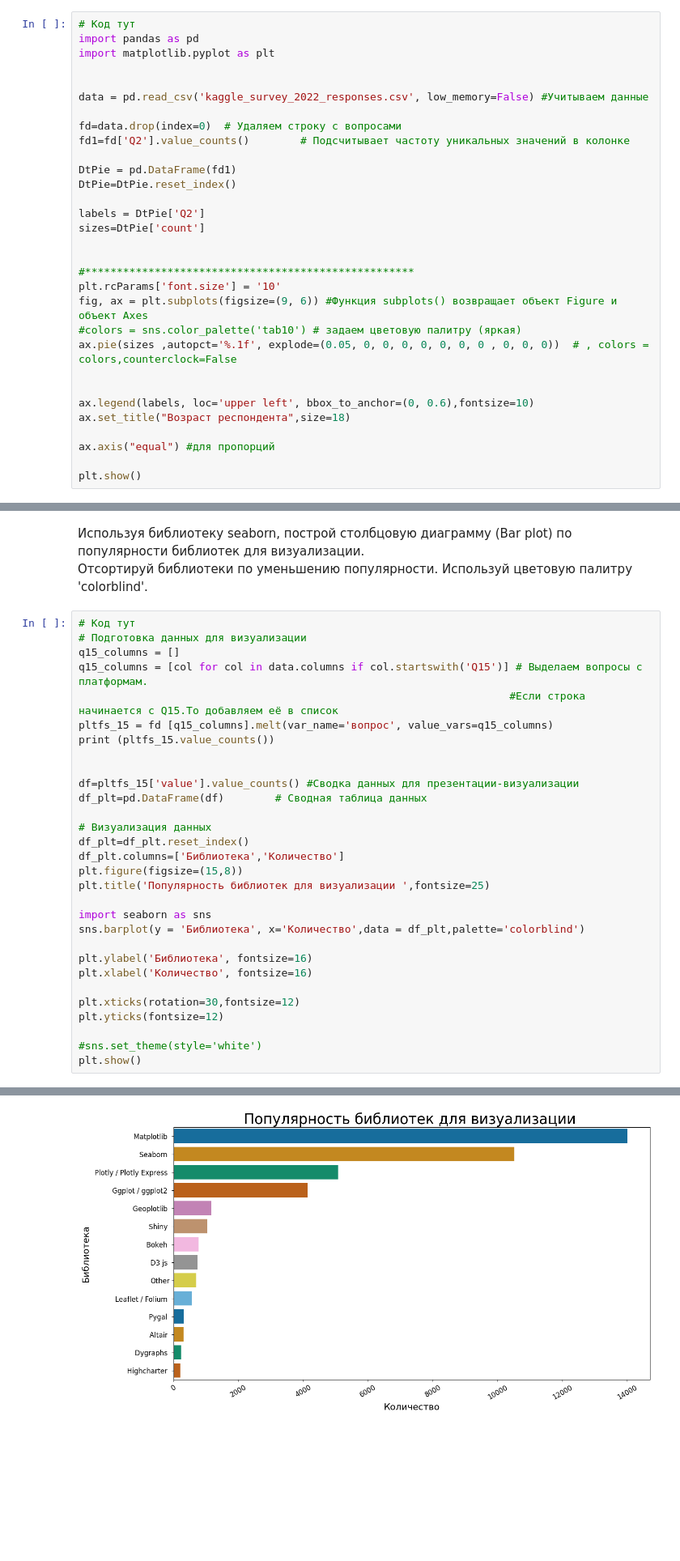
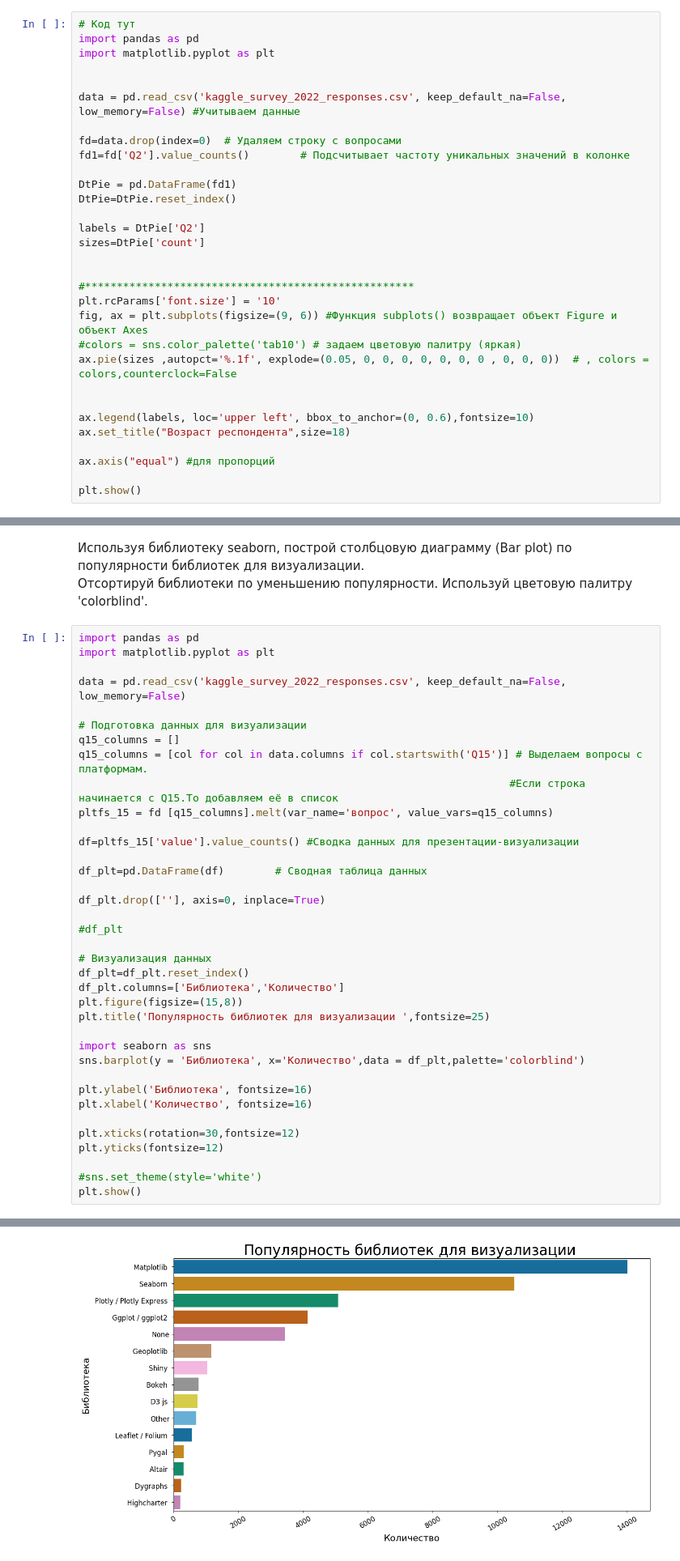
Before and after one commit to spelemis/DS03-1-1, a Jupyter notebook: src/03-visualization-assignment.ipynb, the cells around one changed output, grey strips where cells are left out. Shown: that part at 81% size. Cells and saved outputs as stored; diff of their text form; blank space fills up the shorter version.

```diff
--- a/src/03-visualization-assignment.ipynb
+++ b/src/03-visualization-assignment.ipynb
@@ -13,7 +17,7 @@ import pandas as pd
 import matplotlib.pyplot as plt
 
 
-data = pd.read_csv('kaggle_survey_2022_responses.csv', low_memory=False) #Учитываем данные
+data = pd.read_csv('kaggle_survey_2022_responses.csv', keep_default_na=False, low_memory=False) #Учитываем данные
 
 fd=data.drop(index=0)  # Удаляем строку с вопросами
 fd1=fd['Q2'].value_counts()        # Подсчитывает частоту уникальных значений в колонке
@@ -46,17 +50,24 @@ plt.show()
 Используя библиотеку seaborn, построй столбцовую диаграмму (Bar plot) по популярности библиотек для визуализации. \
 Отсортируй библиотеки по уменьшению популярности. Используй цветовую палитру 'colorblind'.
 # %%
-# Код тут
+import pandas as pd
+import matplotlib.pyplot as plt
+
+data = pd.read_csv('kaggle_survey_2022_responses.csv', keep_default_na=False, low_memory=False)
+
 # Подготовка данных для визуализации
 q15_columns = []
 q15_columns = [col for col in data.columns if col.startswith('Q15')] # Выделаем вопросы с платформам.
                                                                     #Если строка начинается с Q15.То добавляем её в список
 pltfs_15 = fd [q15_columns].melt(var_name='вопрос', value_vars=q15_columns)
-print (pltfs_15.value_counts())
-
 
 df=pltfs_15['value'].value_counts() #Сводка данных для презентации-визуализации
+
 df_plt=pd.DataFrame(df)        # Сводная таблица данных
+
+df_plt.drop([''], axis=0, inplace=True)
+
+#df_plt
 
 # Визуализация данных
 df_plt=df_plt.reset_index()
@@ -95,4 +90,4 @@ Name: count, dtype: int64
-[figure, old version]
+[figure, new version]
 # %% [markdown]
 ## Задание 3
 # %% [markdown]
```
Also changed, not shown: parts of 4 cells of this notebook.
